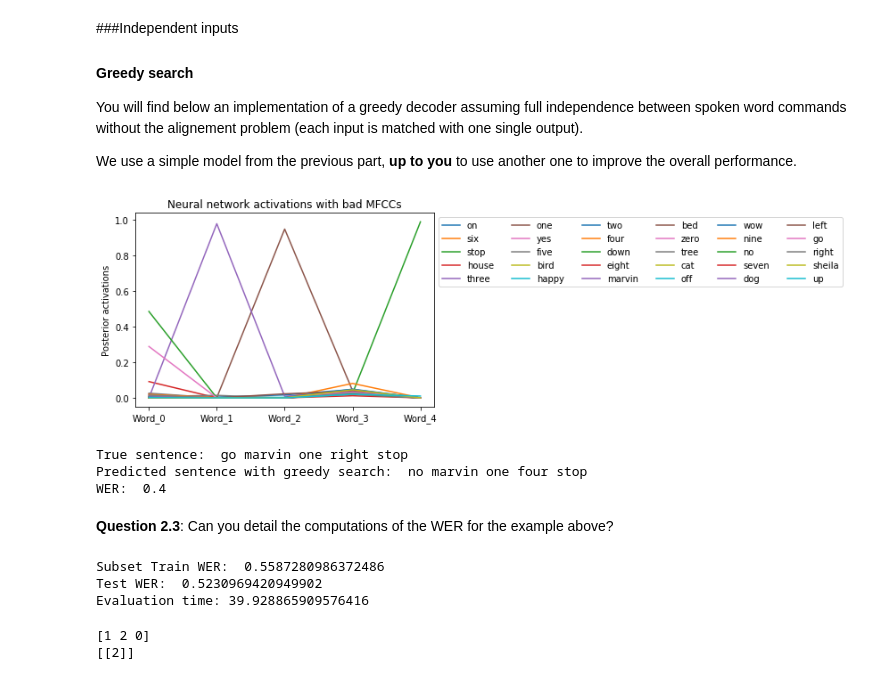
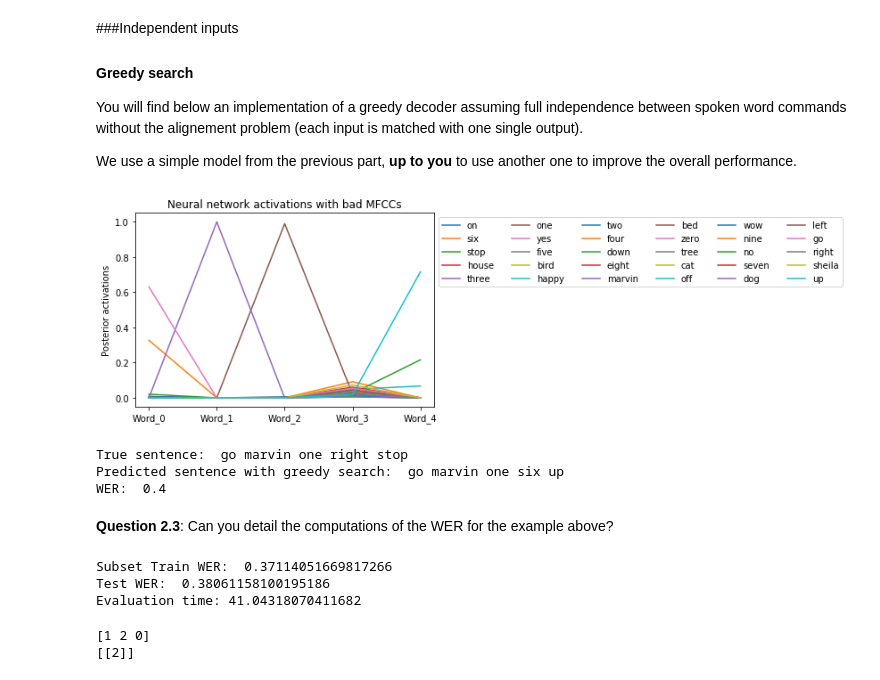
Before and after one commit to deloroy/SPEECH-NLP, a Jupyter notebook: TP1 (SPEECH)/speech_commands_mva_2019_py3-Copy1.ipynb, the cells around one changed output. Cells and saved outputs as stored; diff of their text form; code cells hidden in the pictures.

Commit message:
fix normalization

```diff
--- a/TP1 (SPEECH)/speech_commands_mva_2019_py3-Copy1.ipynb
+++ b/TP1 (SPEECH)/speech_commands_mva_2019_py3-Copy1.ipynb
@@ -148,11 +155,13 @@ for root, dirs, files in os.walk("content/speech_commands"):
             label = label_set.index(command)
         full_name = os.path.join(root, filename)
         partial_path = '/'.join([command, filename])
-        if partial_path in valid_list and len(valid_labels) < 1000:
+        #if partial_path in valid_list and len(valid_labels) < 1000:
+        if partial_path in valid_list and valid_labels.count(label) < nb_ex_per_class_valid:
             fs, waveform = wav.read(full_name)
             valid_wavs.append(waveform)
             valid_labels.append(label)
-        elif partial_path in test_list and len(test_labels) < 1000:
+        #elif partial_path in test_list and len(test_labels) < 1000:
+        elif partial_path in test_list and test_labels.count(label) < nb_ex_per_class_test:
             fs, waveform = wav.read(full_name)
             test_wavs.append(waveform)
             test_labels.append(label)
@@ -281,0 +308,5 @@ mfcc = spectral.Spectral(nfilt=20,
+# %%
+if feature_function_name == "melfbanks":
+    feature_function = melfbanks
+else:
+    feature_function = mfcc
@@ -307,26 +347,29 @@ Time to output features: 46.53117227554321
 #This is done by computing the mean and variance of each feature dimension on the entire training set,
 #and then use it to normalize train, valid and test set
 
-def classic_normalization(X):
-    mean = np.mean(X, axis=0)
-    std = np.std(X, axis=0)
-    return (X-mean)/std
+def classic_normalization(X, mean_all, std_all):
+    return (X-mean_all)/std_all
 
 def sample_specific_normalization(X):
     #Cepstral Mean Normalization
     #https://www.kaggle.com/c/freesound-audio-tagging/discussion/54082
-    mean = np.mean(X_train, axis=1)
-    std = np.std(X_train, axis=1)
+    mean = np.mean(X, axis=1)
+    std = np.std(X, axis=1)
     return (X-mean)/std
 
 if normalization=="classic":
-    train_feats  = classic_normalization(train_feats)
-    valid_feats  = classic_normalization(valid_feats)
-    test_feats = classic_normalization(test_feats)
+    all_feats = np.vstack([train_feats,valid_feats,test_feats])
+    mean_all = np.mean(all_feats,axis=(0,1))
+    std_all = np.std(all_feats,axis=(0,1))
+    train_feats  = classic_normalization(train_feats, mean_all, std_all)
+    valid_feats  = classic_normalization(valid_feats, mean_all, std_all)
+    test_feats = classic_normalization(test_feats, mean_all, std_all)
+
 elif normalization=="sample_specific":
     train_feats  = sample_specific_normalization(train_feats)
     valid_feats  = sample_specific_normalization(valid_feats)
     test_feats = sample_specific_normalization(test_feat)
+
 else:
     pass
 # %% [markdown]
@@ -679,7 +753,13 @@ def generate_posteriors_from_list_sequence(generated_list_sequence, model_predic
         sample_rate, signal = wav.read(wav_name)
         features_input = np.asarray(pad(transform_wavs([signal], feature_function, flatten=False),
                             features_flattened=False, min_len = 101))
-        #features_input = np.asarray(pad(transform_wavs([signal], feature_function)))
+        if normalization=="classic":
+            features_input  = classic_normalization(features_input, mean_all, std_all)
+        elif normalization=="sample_specific":
+            features_input  = sample_specific_normalization(features_input)
+        else:
+            pass
+
         posterior = model_predict_proba_function(features_input[:,:,:,None])
         posteriors.append(posterior)
 
@@ -702,31 +782,31 @@ We use a simple model from the previous part, **up to you** to use another one t
 # %%
 example_sequence = train_sequence_list[10]
 
 #posteriors_neural_mfcc = np.array(generate_posteriors_from_list_sequence(example_sequence, neural_net.predict_proba, mfcc))
 posteriors_neural = np.array(generate_posteriors_from_list_sequence(example_sequence, cnn_model.predict))
 
-list_plots = plt.plot(['Word_'+str(el) for el in range(posteriors_neural_mfcc.shape[0])],posteriors_neural)
+list_plots = plt.plot(['Word_'+str(el) for el in range(posteriors_neural.shape[0])],posteriors_neural)
 plt.legend(list_plots, label_set, loc="upper left", bbox_to_anchor=(1,1), ncol=6)
 plt.ylabel('Posterior activations')
 plt.title('Neural network activations with bad MFCCs')
 plt.show()
 
 def greedy_decoder(data):
     predicted_sequence = [np.argmax(s) for s in data]
     predicted_sequence = [label_set[el] for el in predicted_sequence]
     return predicted_sequence
 
 def sequence_format_to_text(sentence):
     return [el[0] for el in sentence[1:]]
 
 predicted_sequence = greedy_decoder(posteriors_neural)
 print('True sentence: ', ' '.join(sequence_format_to_text(example_sequence)))
 print('Predicted sentence with greedy search: ', ' '.join(predicted_sequence))
 print('WER: ',jiwer.wer(' '.join(sequence_format_to_text(example_sequence)),' '.join(predicted_sequence)))
 # %% [output]
-[figure, old version]
+[figure, new version]
 True sentence:  go marvin one right stop
-Predicted sentence with greedy search:  no marvin one four stop
+Predicted sentence with greedy search:  go marvin one six up
 WER:  0.4
 # %% [markdown]
 **Question 2.3**: Can you detail the computations of the WER for the example above?
@@ -789,11 +869,11 @@ def assess_decoder(decoder,transition_matrix=None, beam_size=5, viz_sentences=Fa
 
     print("Evaluation time: " + str(end-start))
 # %%
-assess_decoder("greedy",transition_matrix=None)
+assess_decoder("greedy",language_model=None)
 # %% [output]
-Subset Train WER:  0.5587280986372486
-Test WER:  0.5230969420949902
-Evaluation time: 39.928865909576416
+Subset Train WER:  0.37114051669817266
+Test WER:  0.38061158100195186
+Evaluation time: 41.04318070411682
 # %%
 a = [7,1,6]
 print(np.argsort(a))
```
Also changed, not shown: parts of 31 cells of this notebook, 2 other files.
